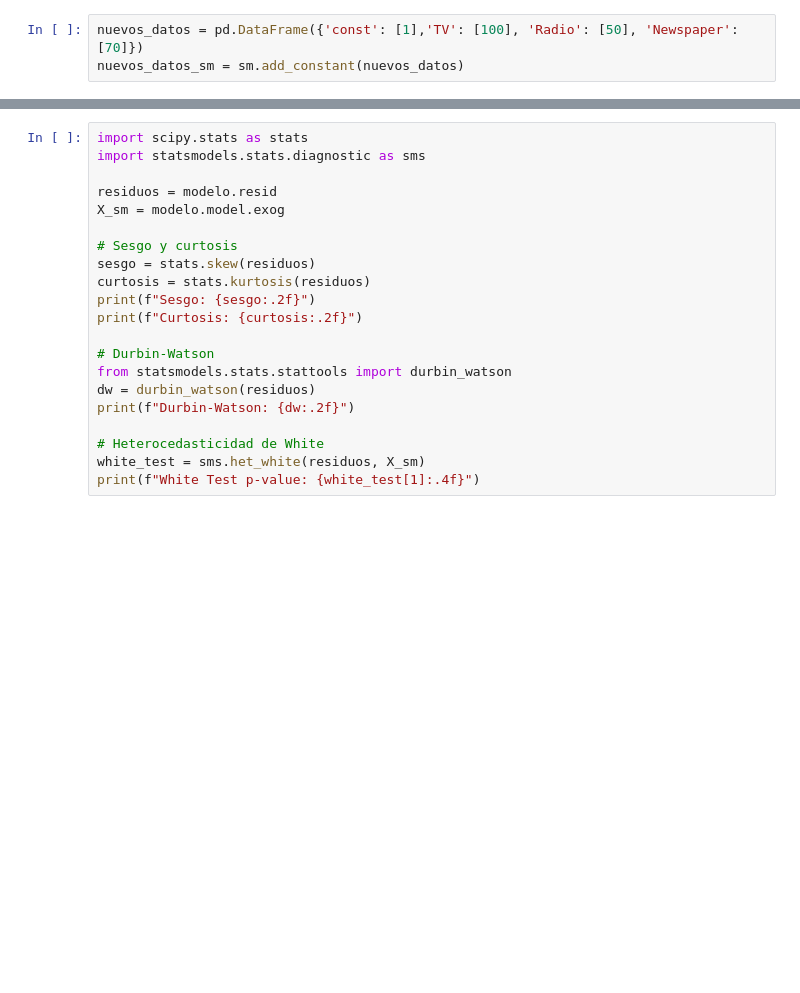
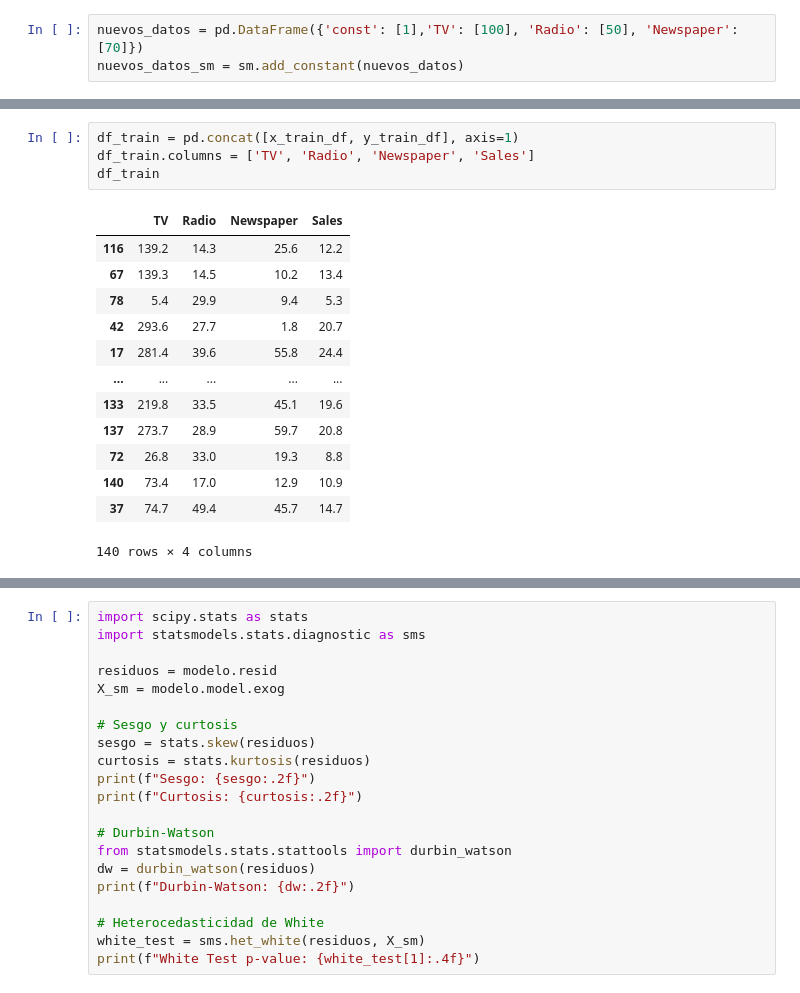
Before and after one commit to Benmaza/Benmaza, a Jupyter notebook: EBAC/Tareas/TareaM53-CD-RubenMaza.ipynb, the cells around one changed output, grey strips where cells are left out. Cells and saved outputs as stored; diff of their text form; blank space fills up the shorter version.

```diff
--- a/EBAC/Tareas/TareaM53-CD-RubenMaza.ipynb
+++ b/EBAC/Tareas/TareaM53-CD-RubenMaza.ipynb
@@ -98,0 +159,18 @@ Intervalo de confianza del 90%: "14.59 --- 15.78"
+# %%
+df_train = pd.concat([x_train_df, y_train_df], axis=1)
+df_train.columns = ['TV', 'Radio', 'Newspaper', 'Sales']
+df_train
+# %% [output]
+|  | TV | Radio | Newspaper | Sales |
+| 116 | 139.2 | 14.3 | 25.6 | 12.2 |
+| 67 | 139.3 | 14.5 | 10.2 | 13.4 |
+| 78 | 5.4 | 29.9 | 9.4 | 5.3 |
+| 42 | 293.6 | 27.7 | 1.8 | 20.7 |
+| 17 | 281.4 | 39.6 | 55.8 | 24.4 |
+| ... | ... | ... | ... | ... |
+| 133 | 219.8 | 33.5 | 45.1 | 19.6 |
+| 137 | 273.7 | 28.9 | 59.7 | 20.8 |
+| 72 | 26.8 | 33.0 | 19.3 | 8.8 |
+| 140 | 73.4 | 17.0 | 12.9 | 10.9 |
+| 37 | 74.7 | 49.4 | 45.7 | 14.7 |
+140 rows × 4 columns
```
Also changed, not shown: parts of 21 cells of this notebook.
